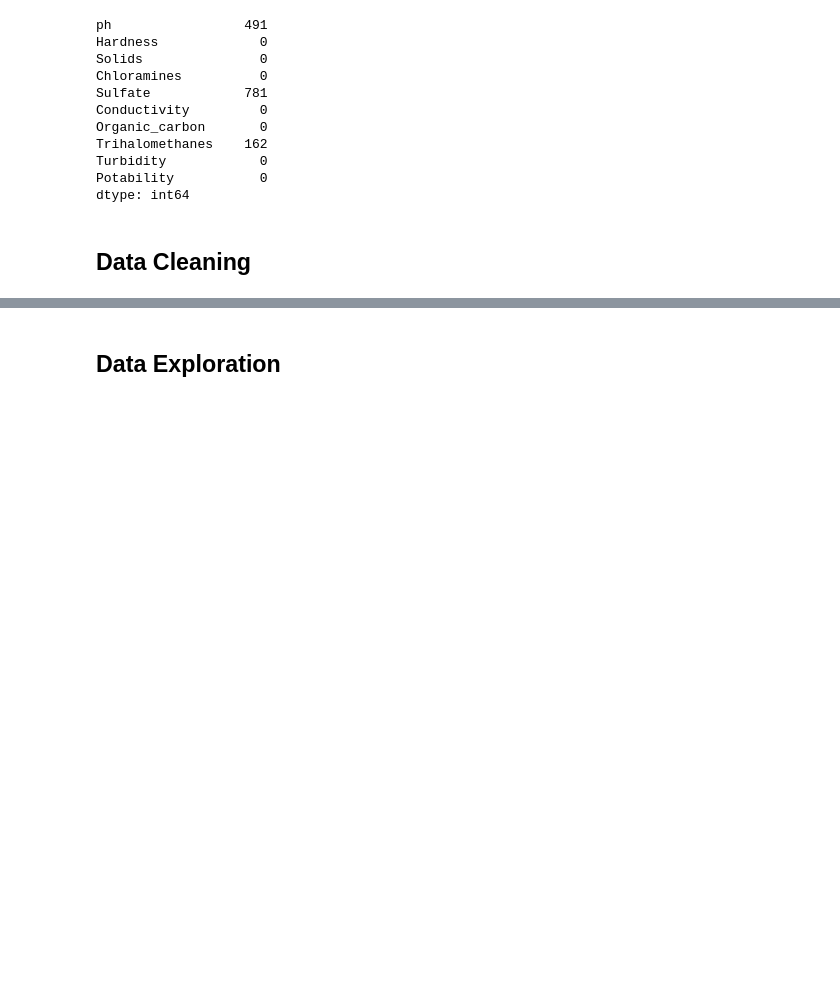
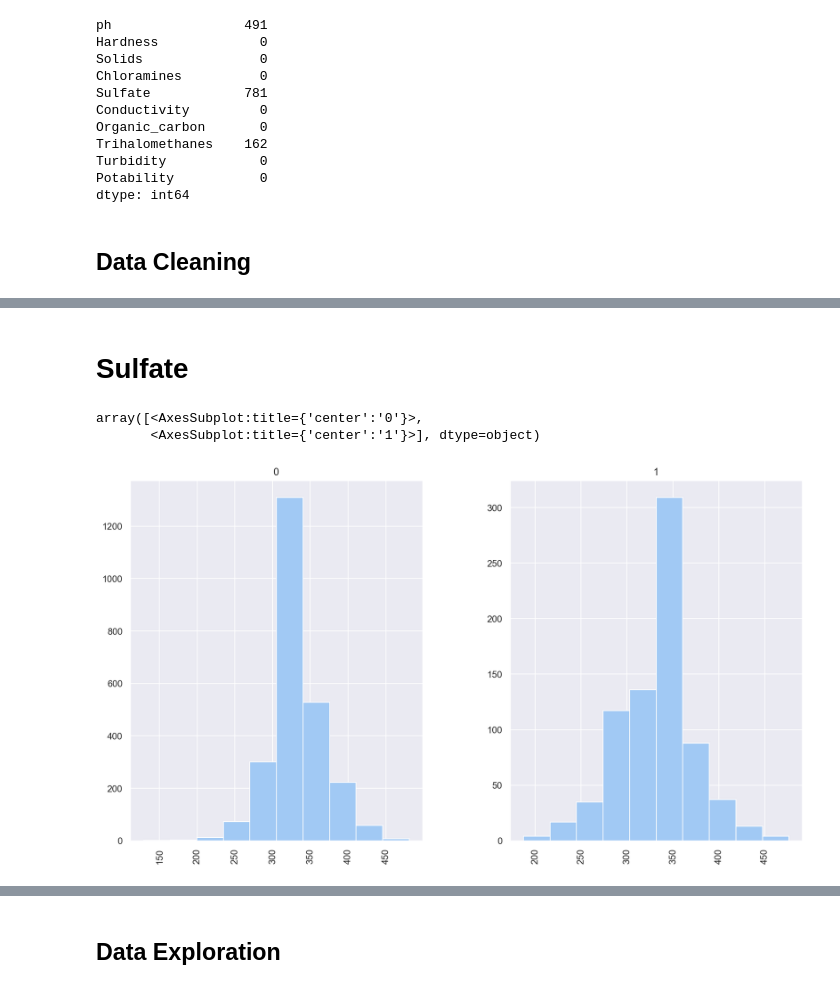
Before and after one commit to isra-st/Water_Potability, a Jupyter notebook: Notebook_Mimi.ipynb, the cells around one changed output, grey strips where cells are left out. Drawn from its saved outputs; the diff is of its cells as text; code cells hidden in the pictures; blank space fills up the shorter version.

```diff
--- a/Notebook_Mimi.ipynb
+++ b/Notebook_Mimi.ipynb
@@ -156,0 +253,8 @@ dtype: int64
+# %% [markdown]
+# Sulfate
+# %%
+df.hist(column='Sulfate', by='Potability')
+# %% [output]
+array([<AxesSubplot:title={'center':'0'}>,
+       <AxesSubplot:title={'center':'1'}>], dtype=object)
+[figure, added]
```
Also changed, not shown: parts of 19 cells of this notebook.
